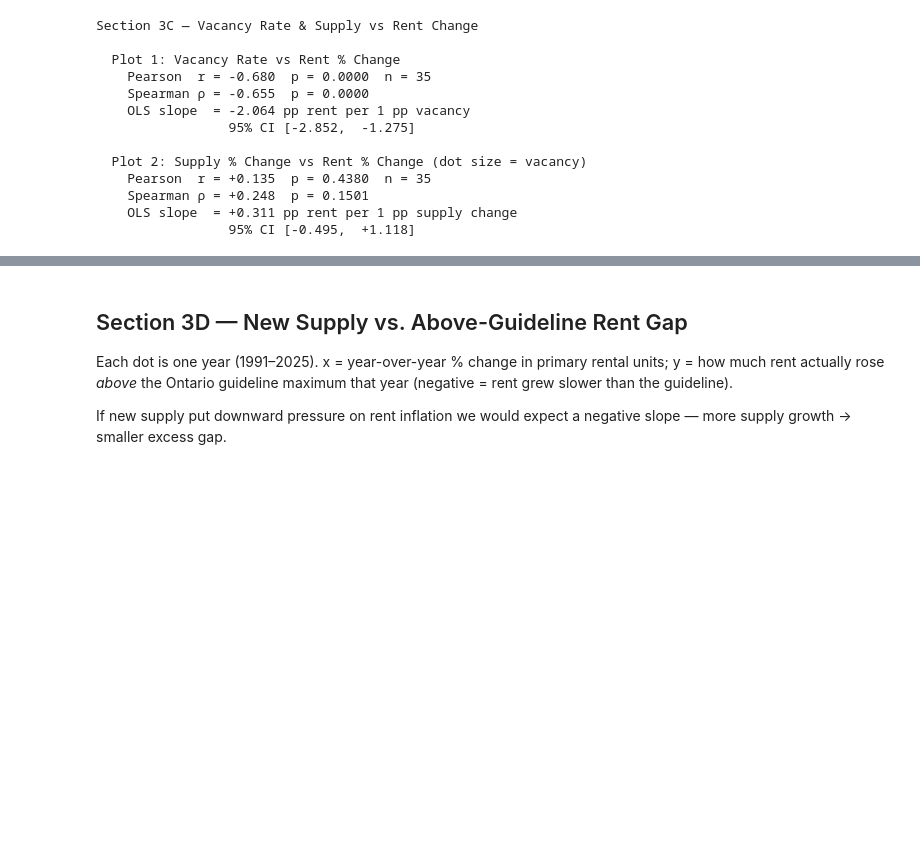
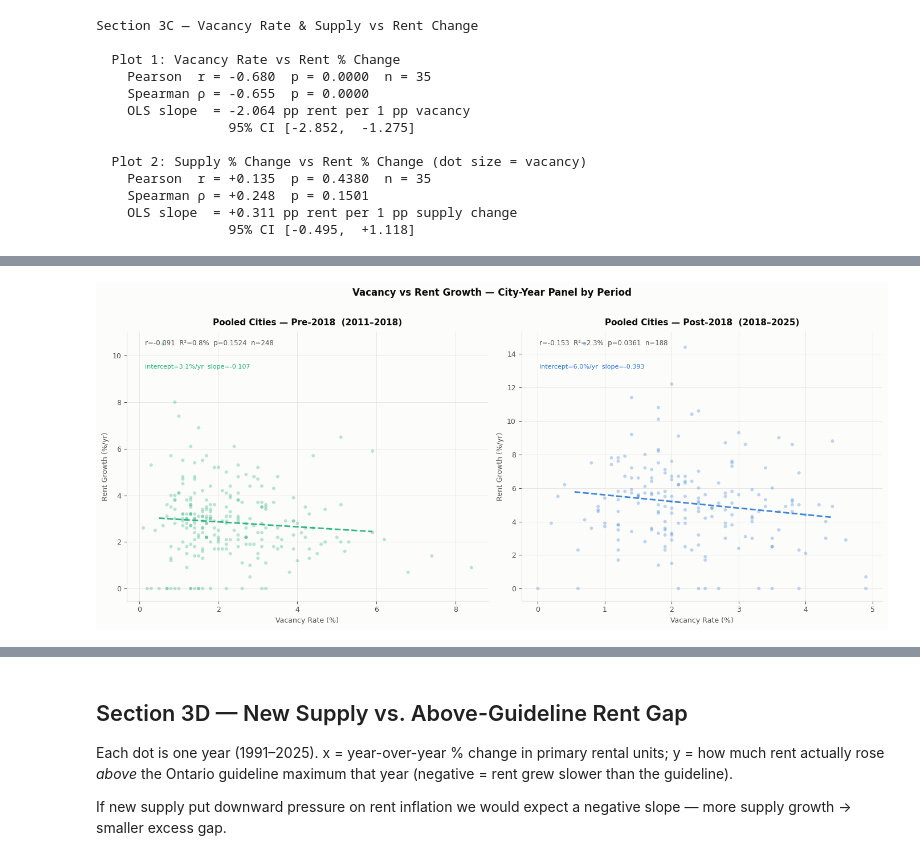
Before and after one commit to schoolofcities/renters, a Jupyter notebook: analysis/rents/explore_rental_data.ipynb, the cells around one changed output, grey strips where cells are left out. Drawn from its saved outputs; the diff is of its cells as text; code cells hidden in the pictures; blank space fills up the shorter version.

```diff
--- a/analysis/rents/explore_rental_data.ipynb
+++ b/analysis/rents/explore_rental_data.ipynb
@@ -630,0 +703,73 @@ Section 3C — Vacancy Rate & Supply vs Rent Change
+# %%
+# ── Pooled city-year scatter: pre vs post 2018 ───────────────────────────────
+panel_3c['period'] = np.where(
+    panel_3c['year'].between(2011, 2018), 'pre_2018',
+    np.where(panel_3c['year'].between(2018, 2025), 'post_2018', 'other'))
+
+pre_pool  = panel_3c[panel_3c['period'] == 'pre_2018']
+post_pool = panel_3c[panel_3c['period'] == 'post_2018']
+
+fig, axes = plt.subplots(1, 2, figsize=(14, 6))
+
+for ax, (df_p, title, col) in zip(axes, [
+    (pre_pool,  'Pooled Cities — Pre-2018  (2011–2018)',  C2),
+    (post_pool, 'Pooled Cities — Post-2018  (2018–2025)', C1),
+]):
+    x, y = df_p['vacancy'], df_p['rent_pct']
+    sl, icp, r_pp, p_pp, _ = stats.linregress(x, y)
+
+    ax.scatter(x, y, color=col, s=18, alpha=0.30, edgecolors='none', zorder=5)
+    xfit = np.linspace(x.quantile(0.02), x.quantile(0.98), 100)
+    ax.plot(xfit, sl * xfit + icp, color=col, linewidth=2.0, linestyle='--', alpha=0.9)
+
+    p_str = f'p={p_pp:.4f}' if p_pp >= 0.0001 else 'p<0.0001'
+    ax.text(0.05, 0.97,
+            f'r={r_pp:+.3f}  R²={r_pp**2*100:.1f}%  {p_str}  n={len(df_p)}',
+            transform=ax.transAxes, va='top', fontsize=8.5, color=INK2)
+    ax.text(0.05, 0.88,
+            f'intercept={icp:.1f}%/yr  slope={sl:.3f}',
+            transform=ax.transAxes, va='top', fontsize=8, color=col)
+
+    ax.set_xlabel('Vacancy Rate (%)', fontsize=9)
+    ax.set_ylabel('Rent Growth (%/yr)', fontsize=9)
+    ax.set_title(title, fontsize=11, fontweight='bold', color=INK, pad=8)
+    ax.grid()
+    ax.tick_params(labelsize=9)
+
+fig.suptitle('Vacancy vs Rent Growth — City-Year Panel by Period',
+             fontsize=12, fontweight='bold', color=INK, y=1.01)
+plt.tight_layout()
+plt.show()
+
+# ── Summary statistics ────────────────────────────────────────────────────────
+n_neg     = int((city_r['r'] < 0).sum())
+n_sig_neg = int(((city_r['r'] < 0) & (city_r['p'] < 0.05)).sum())
+n_tot     = len(city_r)
+t_stat_cr, t_p_cr = stats.ttest_1samp(city_r['r'], 0)
+binom_neg = stats.binomtest(n_neg, n_tot, 0.5, alternative='greater')
+
+r_pre_pool,  _ = stats.pearsonr(pre_pool['vacancy'],  pre_pool['rent_pct'])
+r_post_pool, _ = stats.pearsonr(post_pool['vacancy'], post_pool['rent_pct'])
+
+print('── Per-city time-series r (vacancy vs rent growth within each city\'s own history)')
+print(f'  {n_neg}/{n_tot} cities show negative r  ({100*n_neg/n_tot:.0f}%)')
+print(f'  Significantly negative (p<0.05): {n_sig_neg}/{n_tot}')
+print(f'  Mean per-city r = {city_r["r"].mean():+.3f}  '
+      f'(one-sample t-test: t={t_stat_cr:.3f}  p={t_p_cr:.4f})')
+print(f'  Sign test (H₀: 50% negative): p = {binom_neg.pvalue:.4f}')
+print()
+print('── Within-period cross-sectional r (pooled city-year obs, shorter windows)')
+print(f'  Pre-2018  (2011–2018):  r = {r_pre_pool:+.3f}')
+print(f'  Post-2018 (2018–2025):  r = {r_post_pool:+.3f}')
+print(f'  Ontario aggregate YoY:  r = {r_ontario_agg:+.3f}')
+print()
+print('Two different questions, two different answers:')
+print('  • Within a city\'s own history: vacancy and rent growth move in opposite')
+print(f'    directions consistently — {n_neg}/{n_tot} cities confirm this (mean r ≈ −0.36,')
+print( '    highly significant). The aggregate r has a real signal behind it.')
+print('  • Across cities within a single period: which city has higher vacancy')
+print(f'    does not strongly predict which city will have higher rent growth')
+print(f'    (r ≈ −0.13/−0.15). The post-2018 intercept shift (~+3pp baseline)')
+print( '    suggests structural pressure operating independently of vacancy.')
+# %% [output]
+[figure, added]
```
Also changed, not shown: parts of 3 cells of this notebook.
